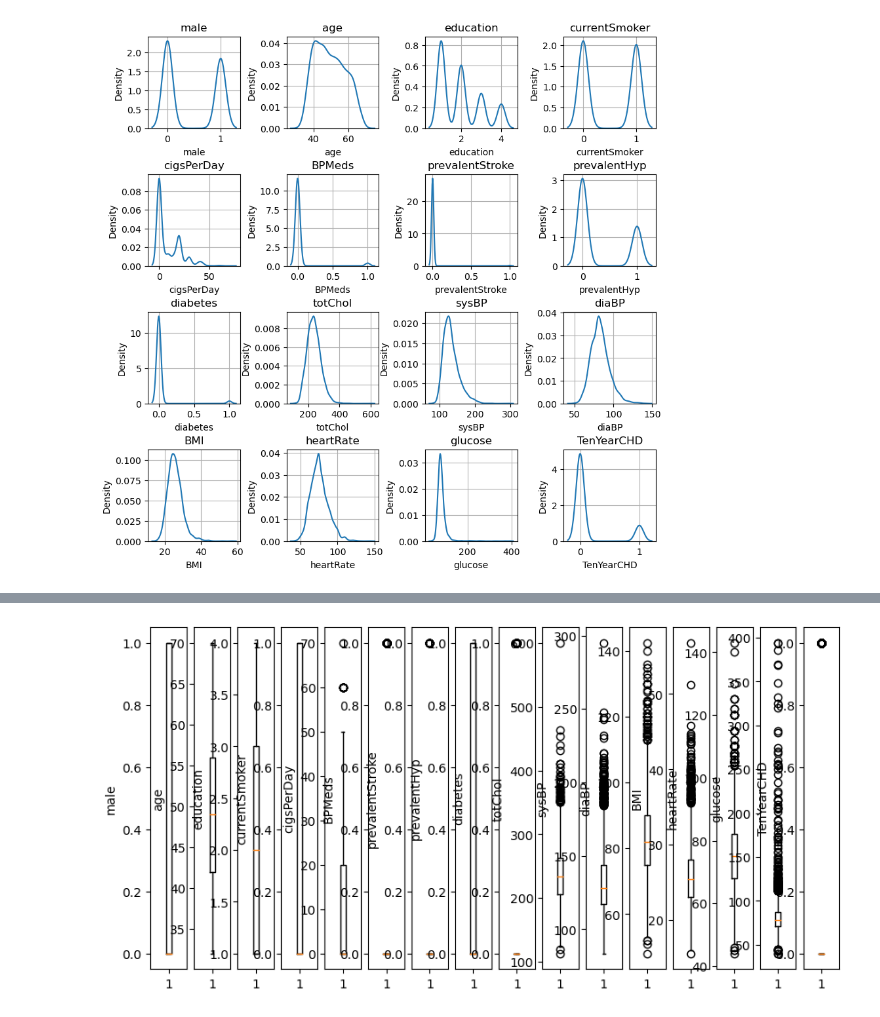
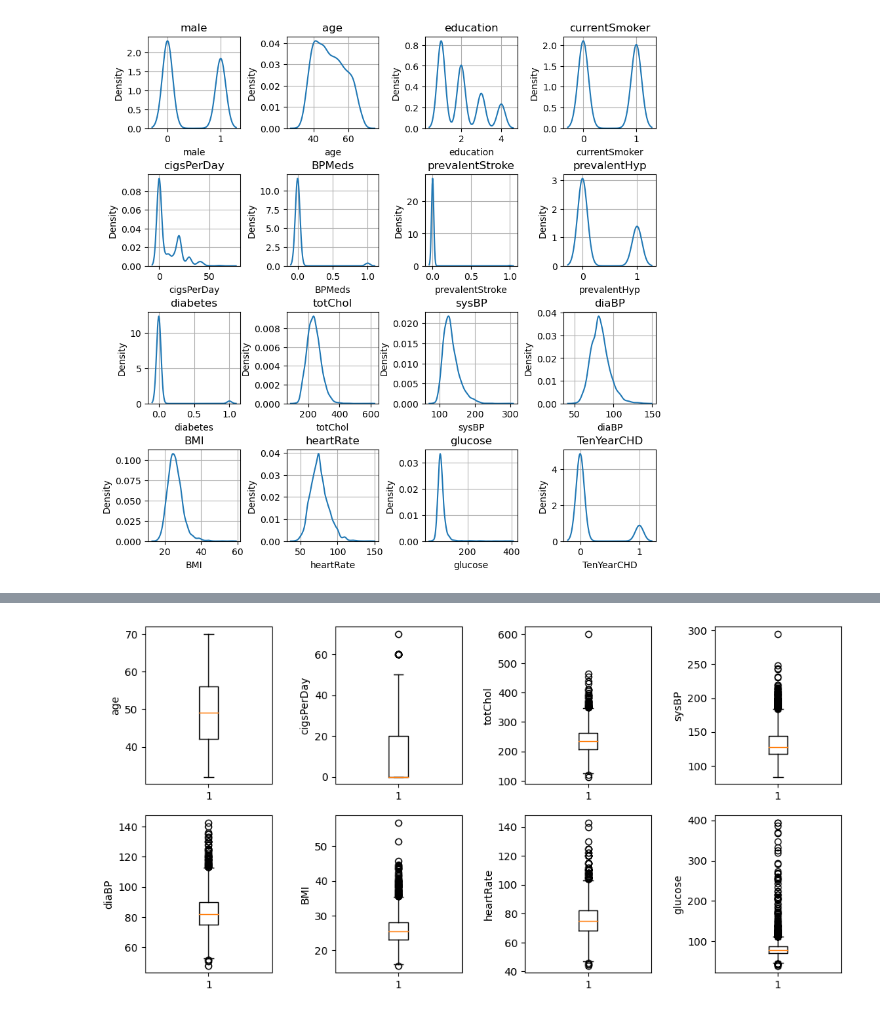
Before and after one commit to RNWalker/heartData, a Jupyter notebook: heartData_notebook.ipynb, the cells around one changed output, grey strips where cells are left out. Drawn from its saved outputs; the diff is of its cells as text; code cells hidden in the pictures.

```diff
--- a/heartData_notebook.ipynb
+++ b/heartData_notebook.ipynb
@@ -123,6 +123,7 @@ plt.show()
 # %% [output]
 [figure]
 # %%
-heartData.boxplot()
+heartData_nonbinaryData = heartData[['age', 'cigsPerDay', 'totChol', 'sysBP', 'diaBP', 'BMI', 'heartRate', 'glucose']]
+heartData_nonbinaryData.boxplot()
 plt.xticks(rotation=90)
 # %% [output]
@@ -147,11 +140,12 @@ plt.xticks(rotation=90)
 # %%
+fig, ax = plt.subplots(nrows=2, ncols=4, figsize=(12, 6))
 
-fig, ax = plt.subplots(nrows=1, ncols=len(heartData.columns), figsize=(10, ))
+ax_flat = ax.flatten()
+for i, column in enumerate(heartData_nonbinaryData.columns):
+    ax_flat[i].boxplot(heartData_nonbinaryData[column])
+    ax_flat[i].set_ylabel(column)
 
-for i, column in enumerate(heartData.columns):
-    ax[i].boxplot(heartData[column])
-    ax[i].set_ylabel(column)
-
+plt.subplots_adjust(wspace=0.5)
 plt.show()
 # %% [output]
-[figure, old version]
+[figure, new version]
```
Also changed, not shown: parts of 1 cell of this notebook.
